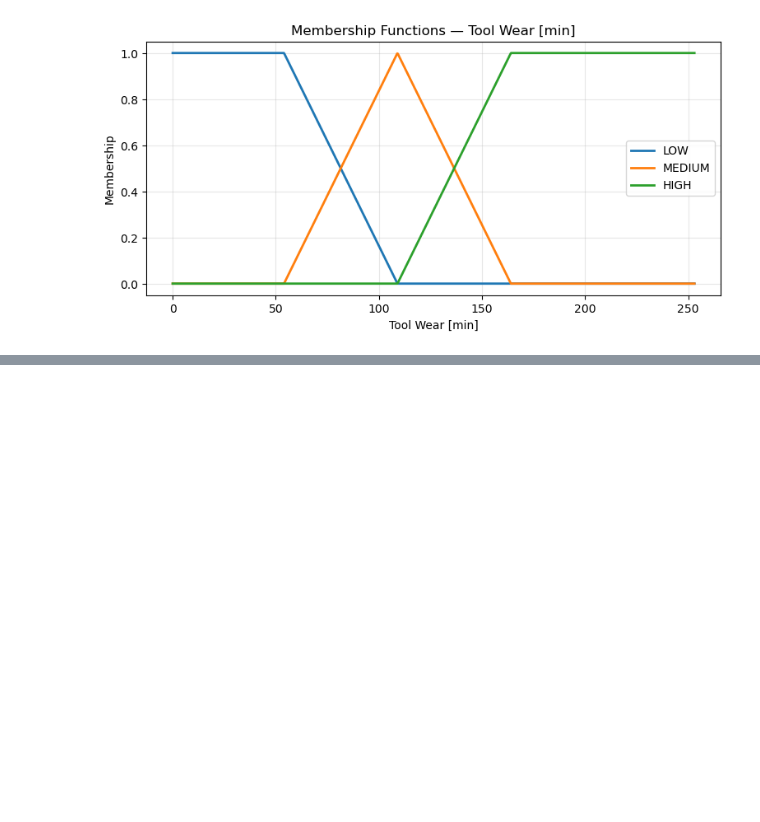
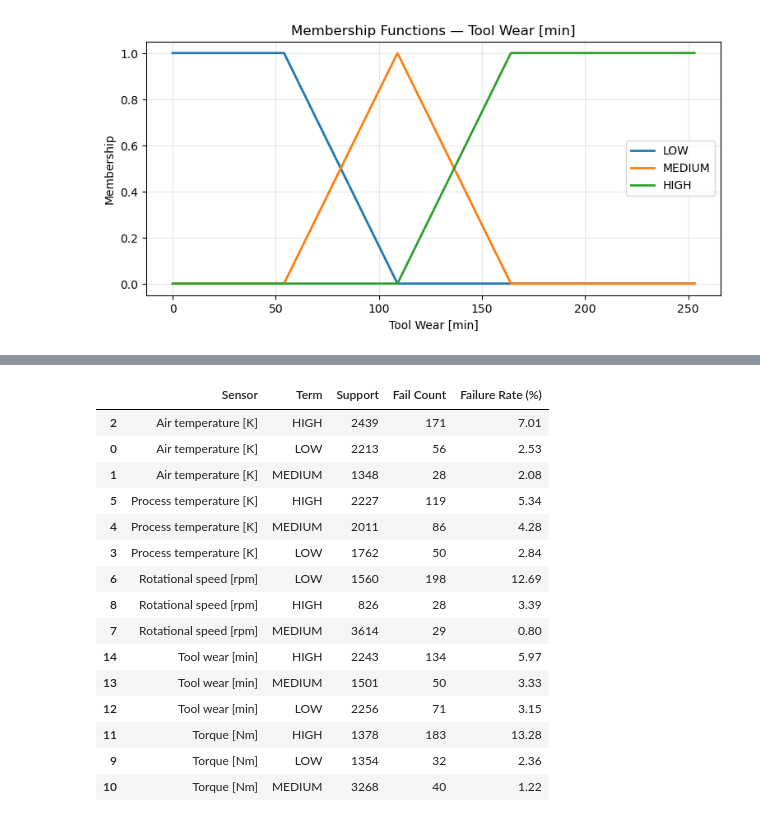
Before and after one commit to Chipzgk/An-Evolving-Fuzzy-Reasoning-System-for-Sensor-Stream-Anomaly-Detection-under-Concept-Drift, a Jupyter notebook: notebooks/02_static_fuzzy_baseline.ipynb, the cells around one changed output, grey strips where cells are left out. Saved outputs shown, nothing was run; the diff lists cells and outputs as text; code cells hidden in the pictures; blank space fills up the shorter version.

```diff
--- a/notebooks/02_static_fuzzy_baseline.ipynb
+++ b/notebooks/02_static_fuzzy_baseline.ipynb
@@ -789,0 +987,53 @@ for title, universe, low, medium, high in mf_configs:
+# %%
+# Phase 2.4.4 — Per-term conditional failure rate analysis
+
+term_analysis = []
+
+for col in sensor_cols:
+    fuzzy_col = col + " fuzzy"
+
+    for term in ["LOW", "MEDIUM", "HIGH"]:
+        subset = pattern_df[
+            pattern_df[fuzzy_col] == term
+        ]
+
+        support = len(subset)
+        fail_count = subset["Machine failure"].sum()
+        failure_rate = (
+            fail_count / support * 100
+            if support > 0 else 0
+        )
+
+        term_analysis.append({
+            "Sensor": col,
+            "Term": term,
+            "Support": support,
+            "Fail Count": fail_count,
+            "Failure Rate (%)": round(failure_rate, 2)
+        })
+
+term_analysis_df = pd.DataFrame(term_analysis)
+
+display(
+    term_analysis_df.sort_values(
+        ["Sensor", "Failure Rate (%)"],
+        ascending=[True, False]
+    )
+)
+# %% [output]
+|  | Sensor | Term | Support | Fail Count | Failure Rate (%) |
+| 2 | Air temperature [K] | HIGH | 2439 | 171 | 7.01 |
+| 0 | Air temperature [K] | LOW | 2213 | 56 | 2.53 |
+| 1 | Air temperature [K] | MEDIUM | 1348 | 28 | 2.08 |
+| 5 | Process temperature [K] | HIGH | 2227 | 119 | 5.34 |
+| 4 | Process temperature [K] | MEDIUM | 2011 | 86 | 4.28 |
+| 3 | Process temperature [K] | LOW | 1762 | 50 | 2.84 |
+| 6 | Rotational speed [rpm] | LOW | 1560 | 198 | 12.69 |
+| 8 | Rotational speed [rpm] | HIGH | 826 | 28 | 3.39 |
+| 7 | Rotational speed [rpm] | MEDIUM | 3614 | 29 | 0.80 |
+| 14 | Tool wear [min] | HIGH | 2243 | 134 | 5.97 |
+| 13 | Tool wear [min] | MEDIUM | 1501 | 50 | 3.33 |
+| 12 | Tool wear [min] | LOW | 2256 | 71 | 3.15 |
+| 11 | Torque [Nm] | HIGH | 1378 | 183 | 13.28 |
+| 9 | Torque [Nm] | LOW | 1354 | 32 | 2.36 |
+| 10 | Torque [Nm] | MEDIUM | 3268 | 40 | 1.22 |
```
Also changed, not shown: parts of 16 cells of this notebook, 1 other file.
